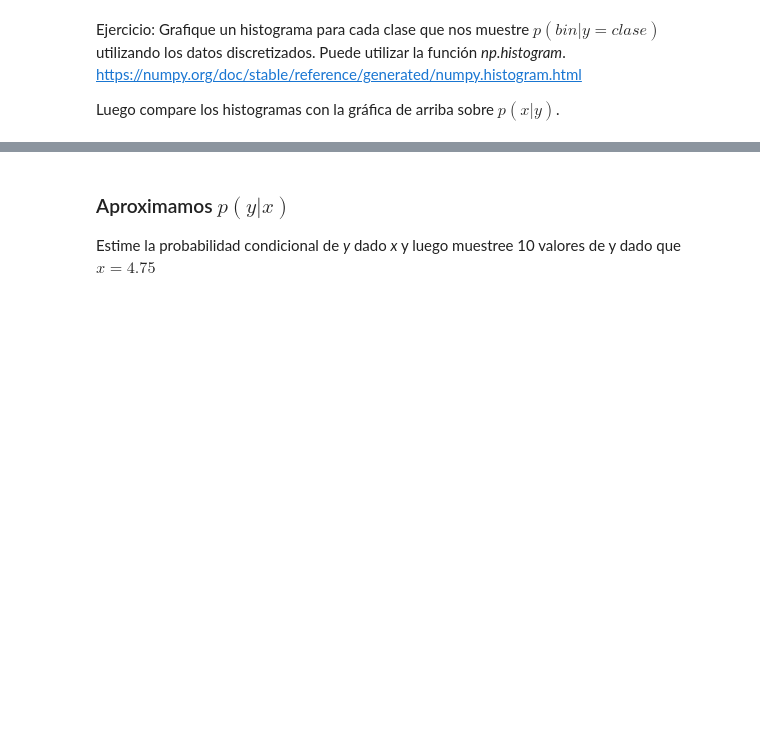
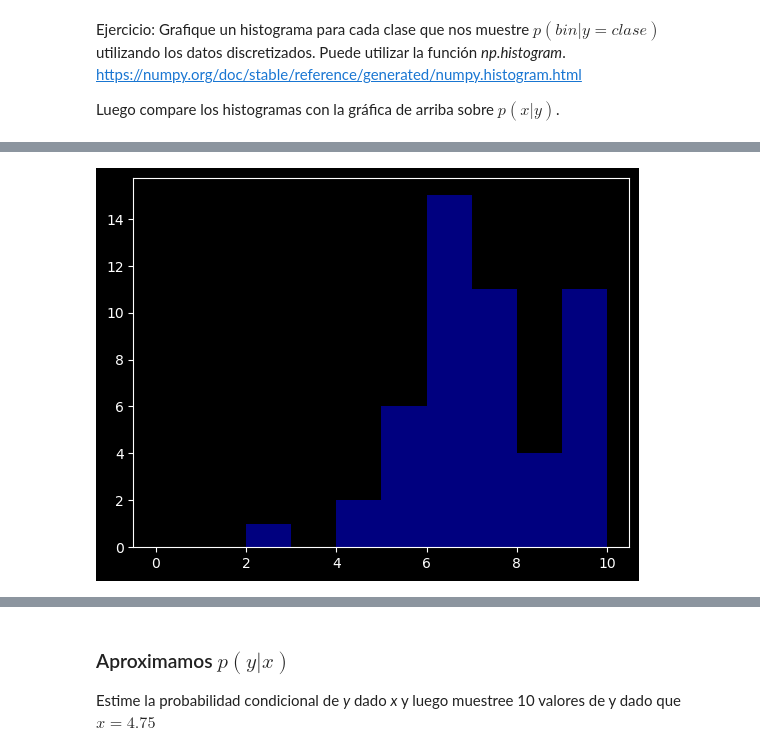
Before and after one commit to joacoguerrae/ia_generativa, a Jupyter notebook: practico_2/Practico2.ipynb, the cells around one changed output, grey strips where cells are left out. Saved outputs shown, nothing was run; the diff lists cells and outputs as text; code cells hidden in the pictures; blank space fills up the shorter version.

```diff
--- a/practico_2/Practico2.ipynb
+++ b/practico_2/Practico2.ipynb
@@ -265,0 +438,5 @@ Luego compare los histogramas con la gráfica de arriba sobre $p (x | y)$.
+# %%
+plt.hist(xfeature_digitized[np.where(pd_cats['cat']=='virginica')], bins=[0,1,2,3,4,5,6,7,8,9,10], alpha=0.5, label='virginica',color='blue')
+plt.show()
+# %% [output]
+[figure, added]
```
Also changed, not shown: parts of 48 cells of this notebook.
